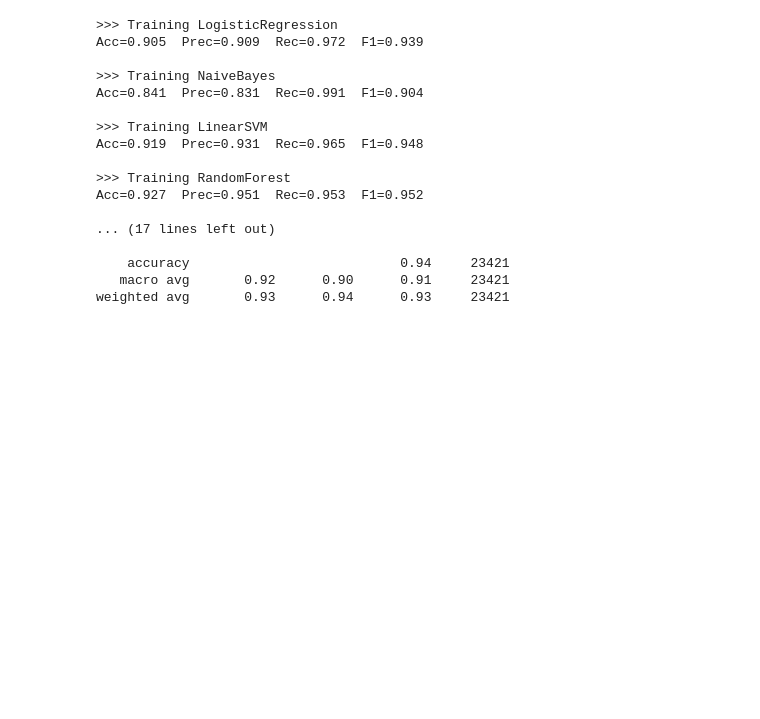
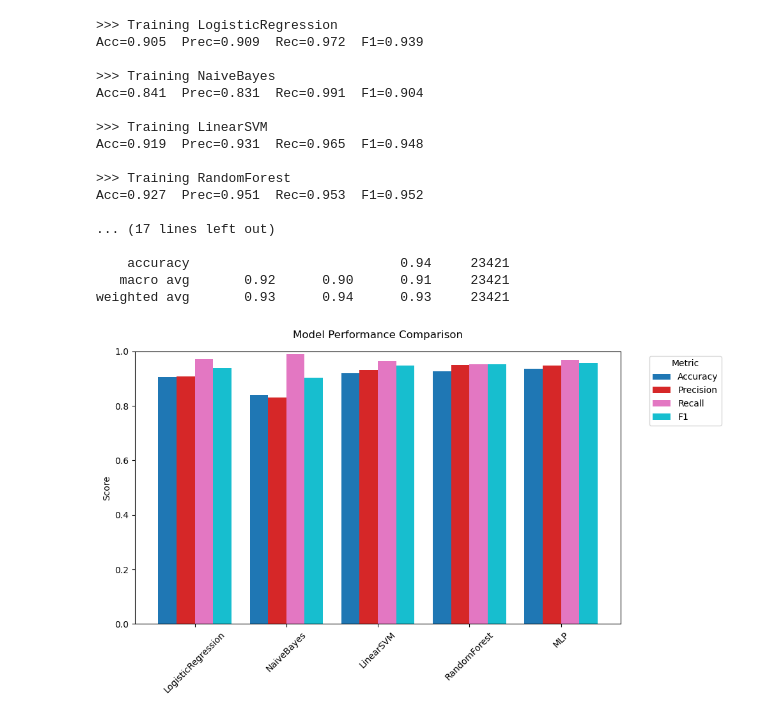
Before and after one commit to Samuelp0110/CS584_Final_Project, a Jupyter notebook: Final_Project_Code.ipynb, the cells around one changed output. Drawn from its saved outputs; the diff is of its cells as text; code cells hidden in the pictures; blank space fills up the shorter version.

Commit message:
Added the plot for all the models. There will be more metrics!

```diff
--- a/Final_Project_Code.ipynb
+++ b/Final_Project_Code.ipynb
@@ -202,6 +202,36 @@ Acc=0.927  Prec=0.951  Rec=0.953  F1=0.952
    macro avg       0.92      0.90      0.91     23421
 weighted avg       0.93      0.94      0.93     23421
 # %%
-# Results
+# Plotting the results Results
+
+# ─────────────────────────────────────────────────────────────────────────────
+# 6) PLOT COMPARISON ACROSS MODELS
+# ─────────────────────────────────────────────────────────────────────────────
+import matplotlib.pyplot as plt
+
+# set the ‘Model’ column as the index so pandas will label the x‐axis
+plot_df = res_df.set_index('Model')
+
+# select only the metric columns
+metrics = ['Accuracy','Precision','Recall','F1']
+
+# plot a grouped bar chart
+ax = plot_df[metrics].plot(
+    kind='bar',
+    figsize=(10,6),
+    ylim=(0.0,1.0),    # scores are between 0 and 1
+    width=0.8,
+    rot=45,
+    colormap='tab10'
+)
+
+ax.set_title('Model Performance Comparison', pad=15)
+ax.set_ylabel('Score')
+ax.set_xlabel('')
+ax.legend(title='Metric', bbox_to_anchor=(1.05, 1), loc='upper left')
+plt.tight_layout()
+plt.show()
+# %% [output]
+[figure, added]
 # %%
 # Final conclusion
```
